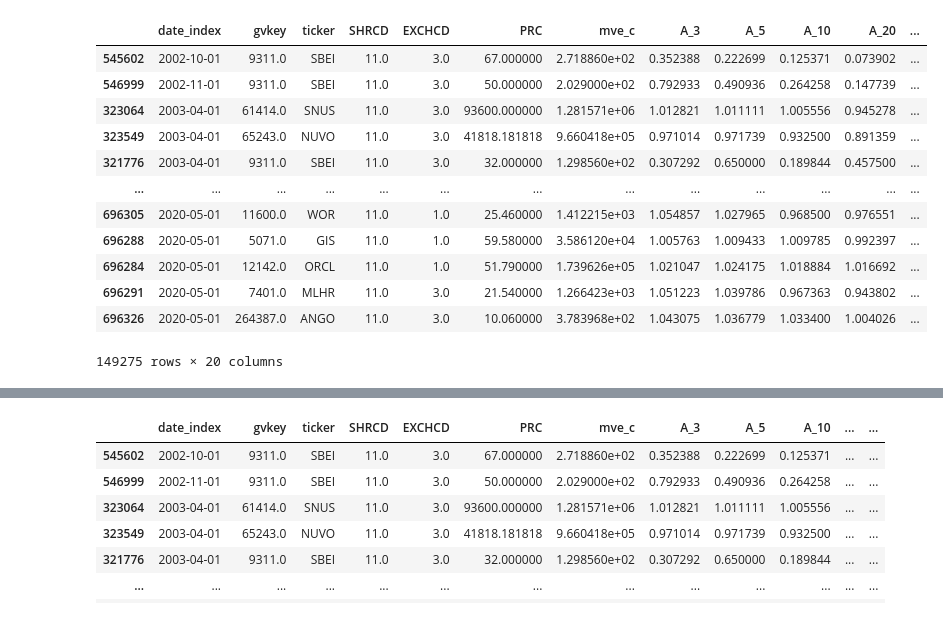
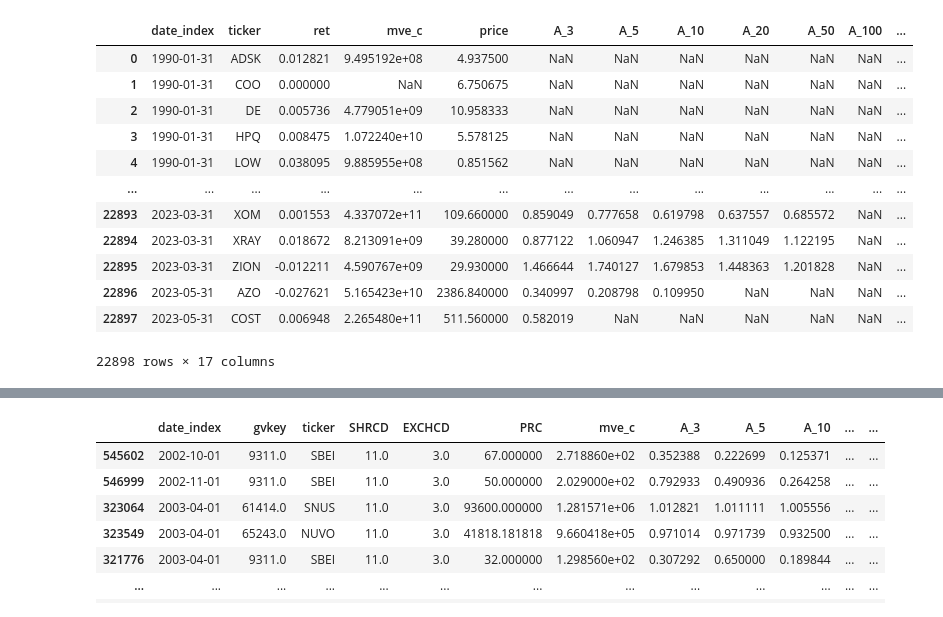
Before and after one commit to jakezur1/factorlib-polars, a Jupyter notebook: factors/momentum/trend_factor.ipynb, the cells around one changed output, grey strips where cells are left out. Drawn from its saved outputs; the diff is of its cells as text; code cells hidden in the pictures.

```diff
--- a/factors/momentum/trend_factor.ipynb
+++ b/factors/momentum/trend_factor.ipynb
@@ -72,0 +70,6 @@ trend_raw_complete[trend_raw_complete['ticker']=='TSLA']
+# %%
+mve_c = income_statements.merge(prices, how='inner',
+                                on=['date_index', 'ticker'])
+mve_c['mve_c'] = mve_c['sharesOutstanding'] * mve_c['price']
+mve_c = mve_c[['date_index', 'ticker', 'mve_c', 'price']]
+mve_c
@@ -72,0 +90,5 @@ trend_raw_complete[trend_raw_complete['ticker']=='TSLA']
+# %%
+returns['date_index'] = pd.to_datetime(returns['date_index'])
+mve_c['date_index'] = pd.to_datetime(mve_c['date_index'])
+trend_factor_raw_data = returns.merge(mve_c, on=['date_index', 'ticker'], how='inner')
+trend_factor_raw_data.sort_values(['ticker', 'date_index'])
@@ -73,12 +109,12 @@ trend_raw_complete[trend_raw_complete['ticker']=='TSLA']
 # %%
-with_moving_avgs = trend_raw_complete
+with_moving_avgs = trend_factor_raw_data
 lags = [3, 5, 10, 20, 50, 100, 200, 400, 600, 800, 1000]
 for lag in lags:
-    with_moving_avgs[f'A_{lag}'] = with_moving_avgs.groupby('PERMNO')['PRC'].transform(lambda x: x.rolling(window=lag).mean())
+    with_moving_avgs[f'A_{lag}'] = with_moving_avgs.groupby('ticker')['price'].transform(lambda x: x.rolling(window=lag).mean())
 
 # Normalization
 for lag in lags:
-    with_moving_avgs[f'A_{lag}'] = with_moving_avgs[f'A_{lag}'] / with_moving_avgs['PRC']
+    with_moving_avgs[f'A_{lag}'] = with_moving_avgs[f'A_{lag}'] / with_moving_avgs['price']
 
 with_moving_avgs
 # %% [output]
@@ -98,5 +121,0 @@ with_moving_avgs
-# %%
-moving_avgs_monthly = with_moving_avgs.set_index('date_index')
-moving_avgs_monthly = moving_avgs_monthly.groupby('PERMNO').resample('MS').first()
-moving_avgs_monthly = moving_avgs_monthly.reset_index(level=0, drop=True)
-moving_avgs_monthly
@@ -136,26 +122,28 @@ with_returns
 # %%
-filtered = with_returns
-qu10 = filtered[filtered['EXCHCD'] == 1].groupby('date_index')['mve_c'].quantile(0.1)
+filtered = with_moving_avgs
+qu10 = filtered.groupby('date_index')['mve_c'].quantile(0.1)
 qu10.name = 'qu10'
+qu10
 filtered = filtered.merge(qu10, on='date_index', how='inner')
-filtered = filtered[(filtered['EXCHCD'].isin([1, 2, 3])) & (filtered['SHRCD'].isin([10, 11])) & (filtered['PRC'].abs()>=5) & (filtered['mve_c'] >= filtered['qu10'])]
-filtered = filtered.sort_values(by='date_index')
-filtered = filtered.dropna()
 filtered
+# filtered = filtered[(filtered['price'].abs()>=5) & (filtered['mve_c'] >= filtered['qu10'])]
+# filtered = filtered.sort_values(by='date_index')
+# filtered = filtered.dropna()
+# filtered
 # %% [output]
-|  | date_index | gvkey | ticker | SHRCD | EXCHCD | PRC | mve_c | A_3 | A_5 | A_10 | A_20 | ... |
-| 545602 | 2002-10-01 | 9311.0 | SBEI | 11.0 | 3.0 | 67.000000 | 2.718860e+02 | 0.352388 | 0.222699 | 0.125371 | 0.073902 | ... |
-| 546999 | 2002-11-01 | 9311.0 | SBEI | 11.0 | 3.0 | 50.000000 | 2.029000e+02 | 0.792933 | 0.490936 | 0.264258 | 0.147739 | ... |
-| 323064 | 2003-04-01 | 61414.0 | SNUS | 11.0 | 3.0 | 93600.000000 | 1.281571e+06 | 1.012821 | 1.011111 | 1.005556 | 0.945278 | ... |
-| 323549 | 2003-04-01 | 65243.0 | NUVO | 11.0 | 3.0 | 41818.181818 | 9.660418e+05 | 0.971014 | 0.971739 | 0.932500 | 0.891359 | ... |
-| 321776 | 2003-04-01 | 9311.0 | SBEI | 11.0 | 3.0 | 32.000000 | 1.298560e+02 | 0.307292 | 0.650000 | 0.189844 | 0.457500 | ... |
+|  | date_index | ticker | ret | mve_c | price | A_3 | A_5 | A_10 | A_20 | A_50 | A_100 | ... |
+| 0 | 1990-01-31 | ADSK | 0.012821 | 9.495192e+08 | 4.937500 | NaN | NaN | NaN | NaN | NaN | NaN | ... |
+| 1 | 1990-01-31 | COO | 0.000000 | NaN | 6.750675 | NaN | NaN | NaN | NaN | NaN | NaN | ... |
+| 2 | 1990-01-31 | DE | 0.005736 | 4.779051e+09 | 10.958333 | NaN | NaN | NaN | NaN | NaN | NaN | ... |
+| 3 | 1990-01-31 | HPQ | 0.008475 | 1.072240e+10 | 5.578125 | NaN | NaN | NaN | NaN | NaN | NaN | ... |
+| 4 | 1990-01-31 | LOW | 0.038095 | 9.885955e+08 | 0.851562 | NaN | NaN | NaN | NaN | NaN | NaN | ... |
 | ... | ... | ... | ... | ... | ... | ... | ... | ... | ... | ... | ... | ... |
-| 696305 | 2020-05-01 | 11600.0 | WOR | 11.0 | 1.0 | 25.460000 | 1.412215e+03 | 1.054857 | 1.027965 | 0.968500 | 0.976551 | ... |
-| 696288 | 2020-05-01 | 5071.0 | GIS | 11.0 | 1.0 | 59.580000 | 3.586120e+04 | 1.005763 | 1.009433 | 1.009785 | 0.992397 | ... |
-| 696284 | 2020-05-01 | 12142.0 | ORCL | 11.0 | 1.0 | 51.790000 | 1.739626e+05 | 1.021047 | 1.024175 | 1.018884 | 1.016692 | ... |
-| 696291 | 2020-05-01 | 7401.0 | MLHR | 11.0 | 3.0 | 21.540000 | 1.266423e+03 | 1.051223 | 1.039786 | 0.967363 | 0.943802 | ... |
-| 696326 | 2020-05-01 | 264387.0 | ANGO | 11.0 | 3.0 | 10.060000 | 3.783968e+02 | 1.043075 | 1.036779 | 1.033400 | 1.004026 | ... |
+| 22893 | 2023-03-31 | XOM | 0.001553 | 4.337072e+11 | 109.660000 | 0.859049 | 0.777658 | 0.619798 | 0.637557 | 0.685572 | NaN | ... |
+| 22894 | 2023-03-31 | XRAY | 0.018672 | 8.213091e+09 | 39.280000 | 0.877122 | 1.060947 | 1.246385 | 1.311049 | 1.122195 | NaN | ... |
+| 22895 | 2023-03-31 | ZION | -0.012211 | 4.590767e+09 | 29.930000 | 1.466644 | 1.740127 | 1.679853 | 1.448363 | 1.201828 | NaN | ... |
+| 22896 | 2023-05-31 | AZO | -0.027621 | 5.165423e+10 | 2386.840000 | 0.340997 | 0.208798 | 0.109950 | NaN | NaN | NaN | ... |
+| 22897 | 2023-05-31 | COST | 0.006948 | 2.265480e+11 | 511.560000 | 0.582019 | NaN | NaN | NaN | NaN | NaN | ... |
-149275 rows × 20 columns
+22898 rows × 17 columns
 # %%
 # Linear regression model
 model = LinearRegression()
```
Also changed, not shown: parts of 12 cells of this notebook, 9 other files.
